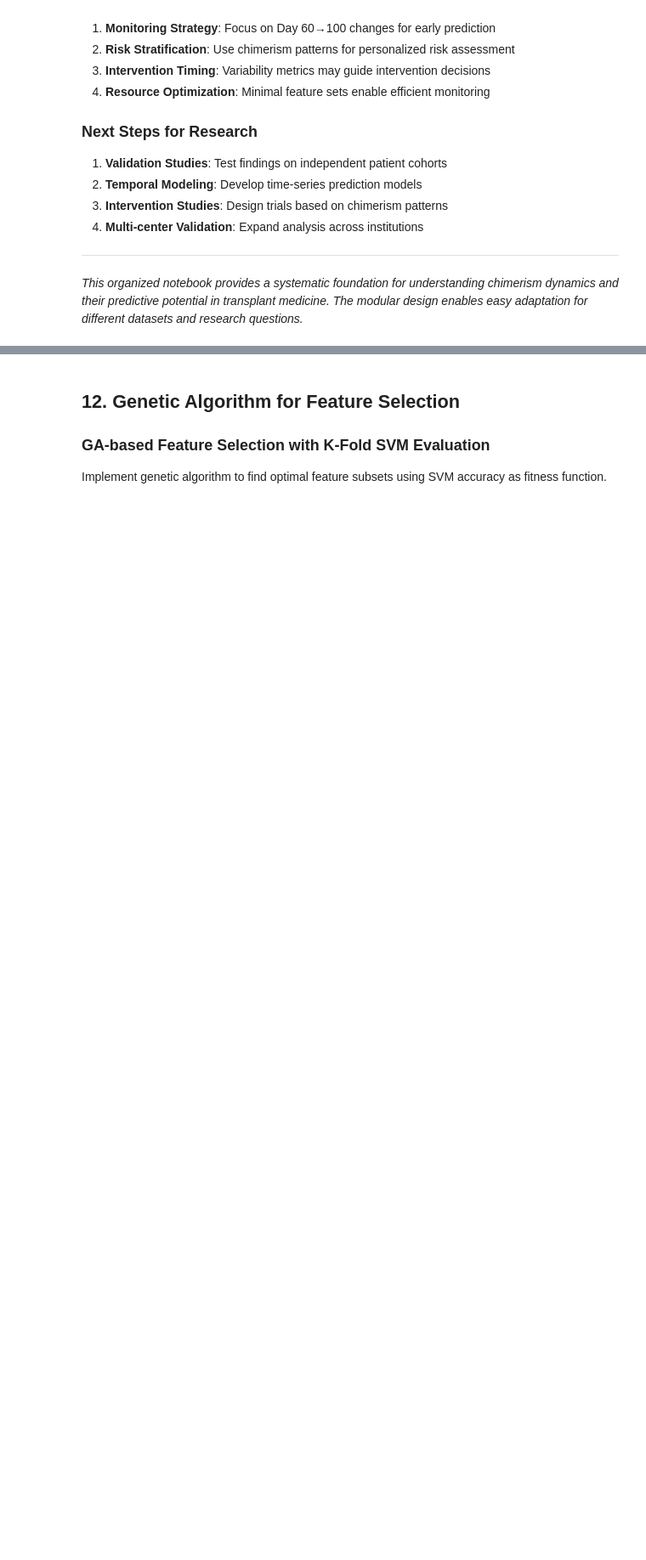
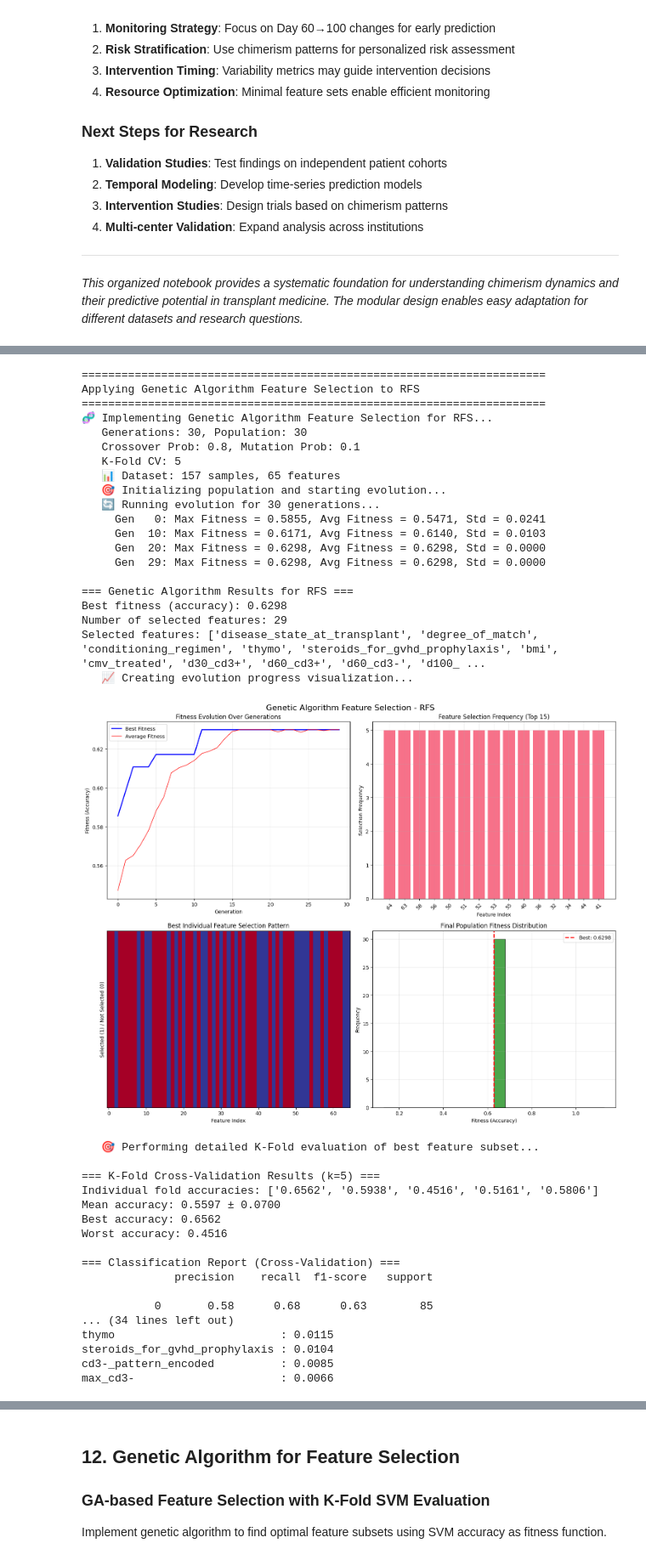
Before and after one commit to SoroushZiaee/aml_md_project, a Jupyter notebook: basic_analysis_organized.ipynb, the cells around one changed output, grey strips where cells are left out. Shown at 85% size. Drawn from its saved outputs; the diff is of its cells as text; code cells hidden in the pictures; blank space fills up the shorter version.

```diff
--- a/basic_analysis_organized.ipynb
+++ b/basic_analysis_organized.ipynb
@@ -2178,9 +2339,9 @@ def implement_genetic_algorithm_feature_selection(X, y, target_name='Target',
 
     # Fitness function using K-Fold SVM
     def evaluate_feature_subset(individual):
-        \"\"\"
+        """
         Evaluate fitness of feature subset using K-Fold Cross-Validation with SVM.
-        \"\"\"
+        """
         # Convert binary individual to feature indices
         selected_features = [i for i, bit in enumerate(individual) if bit == 1]
 
@@ -2433,30 +2594,69 @@ def implement_genetic_algorithm_feature_selection(X, y, target_name='Target',
         'feature_names': feature_names,
         'importance_df': importance_df if 'importance_df' in locals() else None,
         'X_best': X_best,
         'n_generations': n_generations,
         'population_size': population_size
     }
 
 # Apply Genetic Algorithm Feature Selection
 if 'X_ml' in locals() and 'y_ml' in locals():
     ga_results = {}
     target_names = ['RFS', 'Death', 'Relapse']
 
     for i, target_name in enumerate(target_names):
         if i < len(y_ml.columns):
             target_col = y_ml.columns[i]
             print(f"\n{'='*70}")
             print(f"Applying Genetic Algorithm Feature Selection to {target_name}")
             print(f"{'='*70}")
 
             result = implement_genetic_algorithm_feature_selection(
                 X_ml, y_ml[target_col], target_name,
                 n_generations=30,  # Reduced for demonstration
                 population_size=30,
                 k_folds=5
             )
 
             if result:
                 ga_results[target_name] = result
 
     print("✅ Genetic Algorithm Feature Selection completed successfully!")
+# %% [output]
+======================================================================
+Applying Genetic Algorithm Feature Selection to RFS
+======================================================================
+🧬 Implementing Genetic Algorithm Feature Selection for RFS...
+   Generations: 30, Population: 30
+   Crossover Prob: 0.8, Mutation Prob: 0.1
+   K-Fold CV: 5
+   📊 Dataset: 157 samples, 65 features
+   🎯 Initializing population and starting evolution...
+   🔄 Running evolution for 30 generations...
+     Gen   0: Max Fitness = 0.5855, Avg Fitness = 0.5471, Std = 0.0241
+     Gen  10: Max Fitness = 0.6171, Avg Fitness = 0.6140, Std = 0.0103
+     Gen  20: Max Fitness = 0.6298, Avg Fitness = 0.6298, Std = 0.0000
+     Gen  29: Max Fitness = 0.6298, Avg Fitness = 0.6298, Std = 0.0000
+
+=== Genetic Algorithm Results for RFS ===
+Best fitness (accuracy): 0.6298
+Number of selected features: 29
+Selected features: ['disease_state_at_transplant', 'degree_of_match', 'conditioning_regimen', 'thymo', 'steroids_for_gvhd_prophylaxis', 'bmi', 'cmv_treated', 'd30_cd3+', 'd60_cd3+', 'd60_cd3-', 'd100_ ...
+   📈 Creating evolution progress visualization...
+[figure, added]
+   🎯 Performing detailed K-Fold evaluation of best feature subset...
+
+=== K-Fold Cross-Validation Results (k=5) ===
+Individual fold accuracies: ['0.6562', '0.5938', '0.4516', '0.5161', '0.5806']
+Mean accuracy: 0.5597 ± 0.0700
+Best accuracy: 0.6562
+Worst accuracy: 0.4516
+
+=== Classification Report (Cross-Validation) ===
+              precision    recall  f1-score   support
+
+           0       0.58      0.68      0.63        85
+... (34 lines left out)
+thymo                         : 0.0115
+steroids_for_gvhd_prophylaxis : 0.0104
+cd3-_pattern_encoded          : 0.0085
+max_cd3-                      : 0.0066
```
Also changed, not shown: parts of 15 cells of this notebook, 5 other files.
